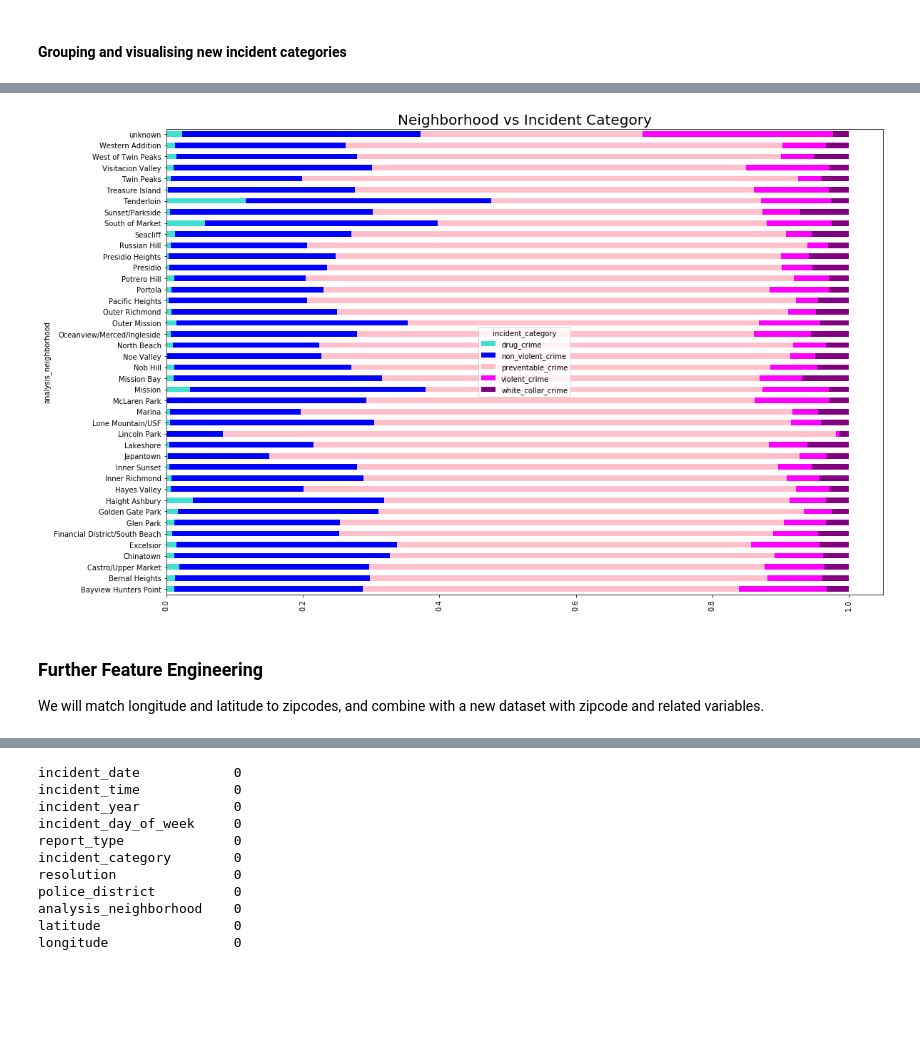
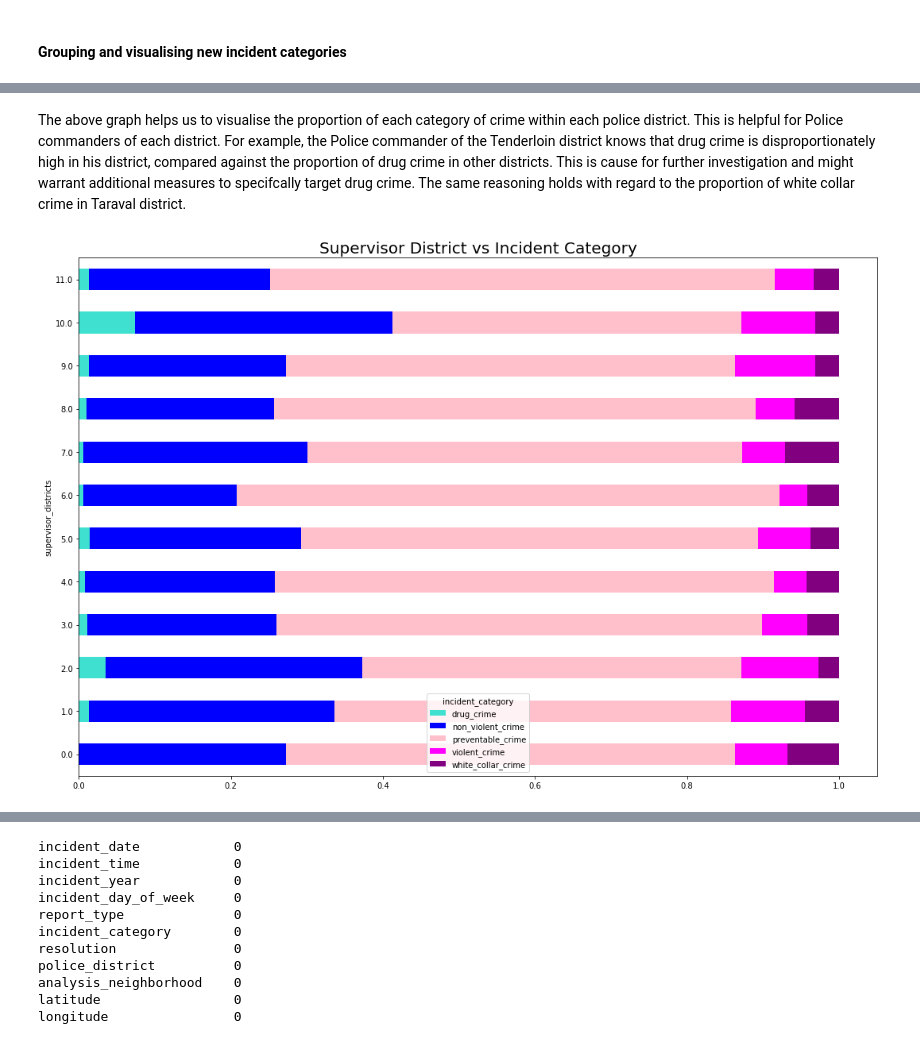
Before and after one commit to yeoelton/Predicting-Crime-San-Francisco, a Jupyter notebook: code/Capstone Project_Part 1.ipynb, the cells around one changed output, grey strips where cells are left out. Saved outputs shown, nothing was run; the diff lists cells and outputs as text; code cells hidden in the pictures; blank space fills up the shorter version.

```diff
--- a/code/Capstone Project_Part 1.ipynb
+++ b/code/Capstone Project_Part 1.ipynb
@@ -883,13 +908,10 @@ plt.show()
+# %% [markdown]
+The above graph helps us to visualise the proportion of each category of crime within each police district. This is helpful for Police commanders of each district. For example, the Police commander of the Tenderloin district knows that drug crime is disproportionately high in his district, compared against the proportion of drug crime in other districts. This is cause for further investigation and might warrant additional measures to specifcally target drug crime. The same reasoning holds with regard to the proportion of white collar crime in Taraval district.
 # %%
-df = pd.crosstab(reports.analysis_neighborhood  , reports.incident_category)
+df = pd.crosstab(reports.supervisor_districts, reports.incident_category)
 color = ['turquoise','blue','pink','magenta', 'purple']
 df.div(df.sum(1).astype(float), axis = 0).plot.barh(stacked = True, color = color, figsize = (18, 12))
-plt.title('Neighborhood vs Incident Category', fontweight = 30, fontsize = 20)
-plt.xticks(rotation = 90)
+plt.title('Supervisor District vs Incident Category', fontweight = 30, fontsize = 20)
 plt.show()
 # %% [output]
-[figure, old version]
+[figure, new version]
-# %% [markdown]
-### Further Feature Engineering
-
-We will match longitude and latitude to zipcodes, and combine with a new dataset with zipcode and related variables.
```
Also changed, not shown: parts of 54 cells of this notebook, 2 other files.
